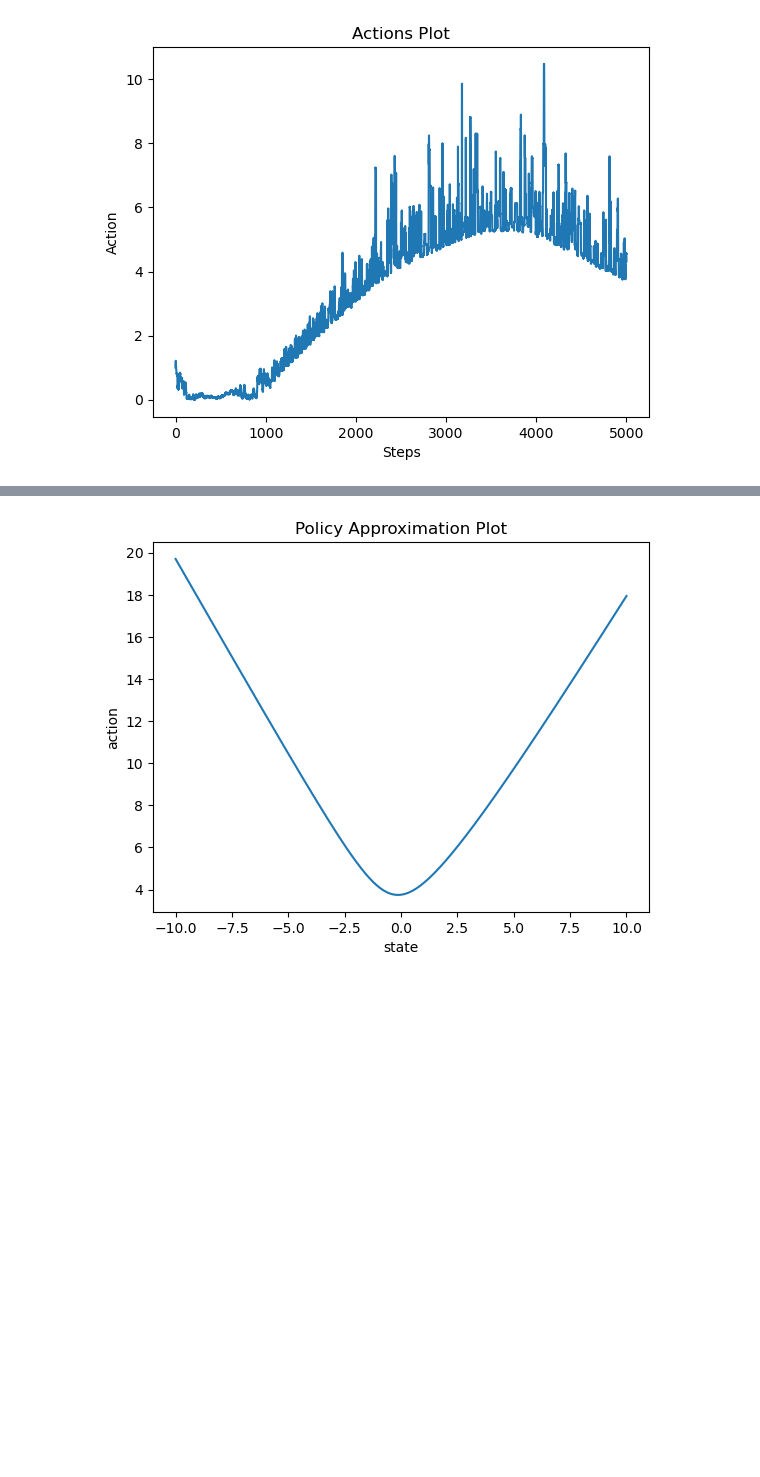
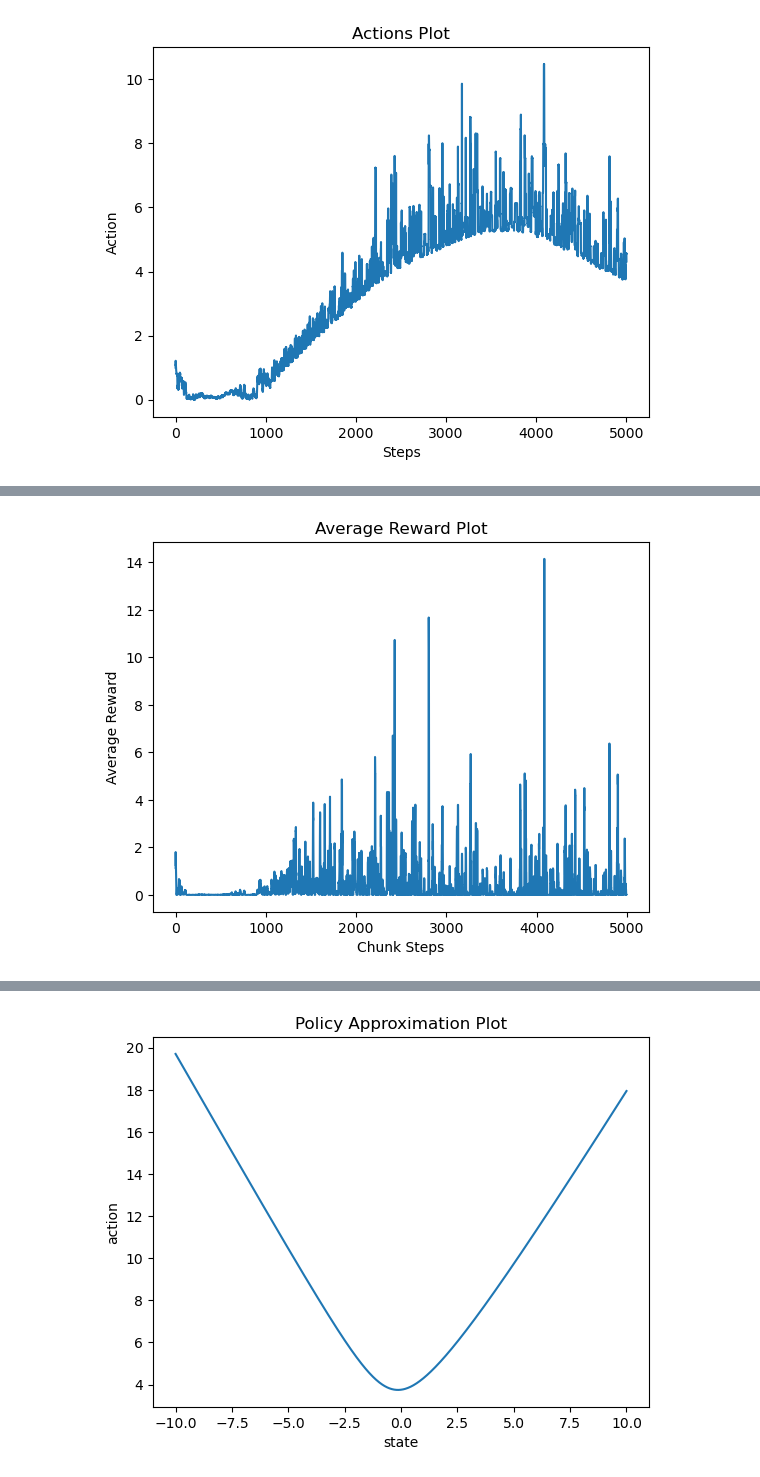
Before and after one commit to congyewang/Reinforcement-Learning-for-Adaptive-MCMC, a Jupyter notebook: Python/DDPG_mcmc.ipynb, the cells around one changed output, grey strips where cells are left out. Saved outputs shown, nothing was run; the diff lists cells and outputs as text; code cells hidden in the pictures; blank space fills up the shorter version.

```diff
--- a/Python/DDPG_mcmc.ipynb
+++ b/Python/DDPG_mcmc.ipynb
@@ -211,0 +224,12 @@ plt.show()
+# %%
+# Average Reward Plot
+kernel = np.ones(5) / 5
+averages = np.convolve(env.store_reward, kernel, mode='valid')
+
+plt.plot(averages)
+plt.title('Average Reward Plot')
+plt.xlabel('Chunk Steps')
+plt.ylabel('Average Reward')
+plt.show()
+# %% [output]
+[figure, added]
```
Also changed, not shown: parts of 5 cells of this notebook, 1 other file.
